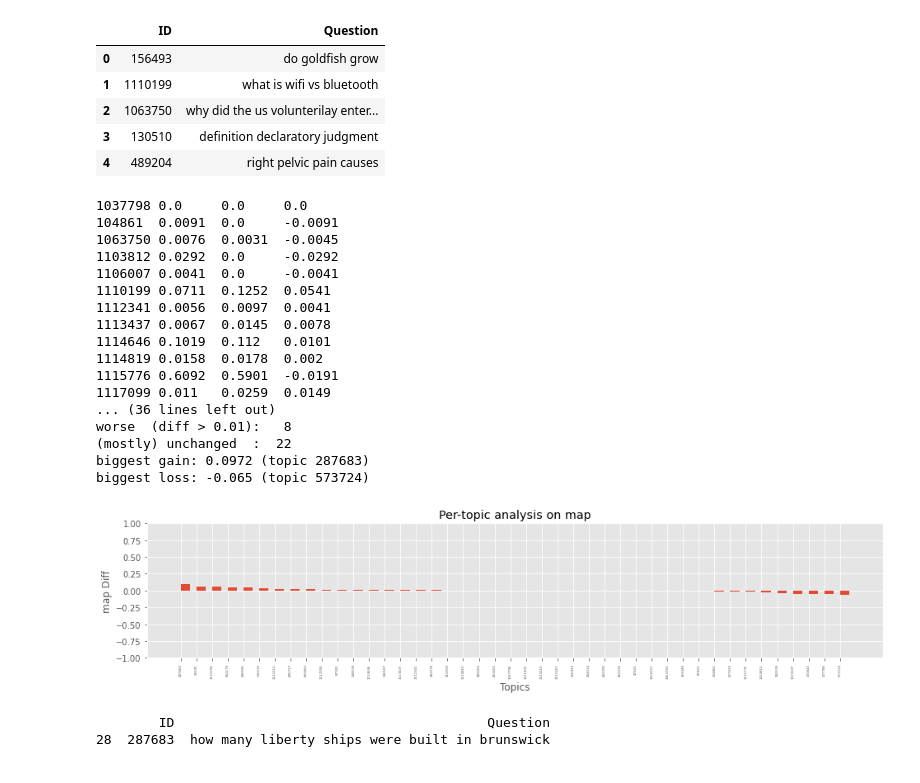
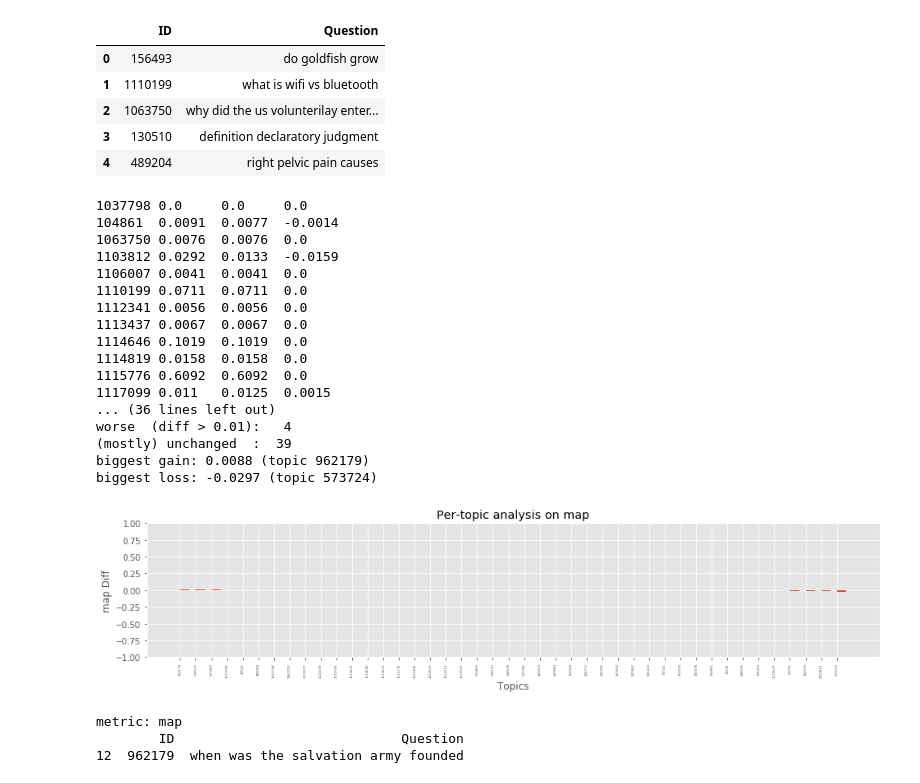
Before and after one commit to dljve/IR, a Jupyter notebook: compare_runs.ipynb, the cells around one changed output. Drawn from its saved outputs; the diff is of its cells as text; code cells hidden in the pictures.

```diff
--- a/compare_runs.ipynb
+++ b/compare_runs.ipynb
@@ -48,7 +48,8 @@ def plot(all_results, ymin=-1, ymax=1, output_path="."):
 # %%
 import pandas as pd
 
-path = "G:/python/anserini/src/main/resources/topics-and-qrels/"
+#path = "G:/python/anserini/src/main/resources/topics-and-qrels/"
+path = "C:/Users/Loes/Documents/M1/IR/anserini/src/main/resources/topics-and-qrels/"
 topics_file = "topics.dl19-doc.txt"
 
 topics = pd.read_csv(path+topics_file,sep="\t",names=["ID","Question"])
@@ -74,9 +75,12 @@ topics.head()
 
 #args = parser.parse_args()
 
-base = "runs/bm25.txt"
-comp = "runs/bm25+rm3.txt"
-qrels = "qrels.dl19-doc.txt"
+# base = "runs/bm25.txt"
+# comp = "runs/bm25+rm3.txt"
+# qrels = "qrels.dl19-doc.txt"
+base = "C:/Users/Loes/Documents/M1/IR/git4dec/runs/BM25.txt"
+comp = "C:/Users/Loes/Documents/M1/IR/git4dec/runs/wordnet_synonyms1.txt"
+qrels = "C:/Users/Loes/Documents/M1/IR/anserini/src/main/resources/topics-and-qrels/qrels.dl19-doc.txt"
 #metric = "map set_f.1 P.10 set_recall.10 ndcg"
 metric = "map"
 msmarco = False
@@ -87,11 +91,14 @@ if msmarco:
     base_all, base_metrics = compute_metrics_from_files(qrels, base, per_query_score=True)
     comp_all, comp_metrics = compute_metrics_from_files(qrels, comp, per_query_score=True)
 else:
-    os.system(f'G:/python/ir/eval/trec_eval.9.0.4/trec_eval -q -M1000 -m {metric} {qrels} {base} > eval.base')
-    os.system(f'G:/python/ir/eval/trec_eval.9.0.4/trec_eval -q -M1000 -m {metric} {qrels} {comp} > eval.comp')
+#     os.system(f'G:/python/ir/eval/trec_eval.9.0.4/trec_eval -q -M1000 -m {metric} {qrels} {base} > eval.base')
+#     os.system(f'G:/python/ir/eval/trec_eval.9.0.4/trec_eval -q -M1000 -m {metric} {qrels} {comp} > eval.comp')
+    os.system(f'C:/Users/Loes/Documents/M1/IR/git4dec/trec_eval -q -M1000 -m {metric} {qrels} {base} > eval.base')
+    os.system(f'C:/Users/Loes/Documents/M1/IR/git4dec/trec_eval -q -M1000 -m {metric} {qrels} {comp} > eval.comp')
 
     base_metrics = load_metrics('eval.base')
     comp_metrics = load_metrics('eval.comp')
+
 
 # trec_eval expects something like 'P.10' on the command line but outputs 'P_10'
 if "." in metric:
@@ -125,49 +132,50 @@ for key in base_metrics[metric]:
     if diff > biggest_gain:
         biggest_gain = diff
         biggest_gain_topic = key
     if diff < biggest_loss:
         biggest_loss = diff
         biggest_loss_topic = key
     all_results.append((key, diff))
     print(f'{key}\t{base_score:.4}\t{comp_score:.4}\t{diff:.4}')
 
 # Extract the paired scores
 a = [base_metrics[metric][k] for k in keys]
 b = [comp_metrics[metric][k] for k in keys]
 
 (tstat, pvalue) = scipy.stats.ttest_rel(a, b)
 w, p = wilcoxon(a,b)
 print(f'base mean: {np.mean(a):.4}')
 print(f'comp mean: {np.mean(b):.4}')
 print(f't-statistic: {tstat:.6}, p-value: {pvalue:.6}')
 print(f'wilcoxon: w: {w}, p: {p}')
 print(f'better (diff > 0.01): {num_better:>3}')
 print(f'worse  (diff > 0.01): {num_worse:>3}')
 print(f'(mostly) unchanged  : {num_unchanged:>3}')
 print(f'biggest gain: {float(biggest_gain):.4} (topic {biggest_gain_topic})')
 print(f'biggest loss: {float(biggest_loss):.4} (topic {biggest_loss_topic})')
 
 plot(all_results, ymin=ymin, ymax=ymax)
-
+print("metric:",metric)
 print(topics.loc[topics['ID'] == biggest_gain_topic])
 # %% [output]
 1037798 0.0     0.0     0.0
-104861  0.0091  0.0     -0.0091
-1063750 0.0076  0.0031  -0.0045
-1103812 0.0292  0.0     -0.0292
-1106007 0.0041  0.0     -0.0041
-1110199 0.0711  0.1252  0.0541
-1112341 0.0056  0.0097  0.0041
-1113437 0.0067  0.0145  0.0078
-1114646 0.1019  0.112   0.0101
-1114819 0.0158  0.0178  0.002
-1115776 0.6092  0.5901  -0.0191
-1117099 0.011   0.0259  0.0149
+104861  0.0091  0.0077  -0.0014
+1063750 0.0076  0.0076  0.0
+1103812 0.0292  0.0133  -0.0159
+1106007 0.0041  0.0041  0.0
+1110199 0.0711  0.0711  0.0
+1112341 0.0056  0.0056  0.0
+1113437 0.0067  0.0067  0.0
+1114646 0.1019  0.1019  0.0
+1114819 0.0158  0.0158  0.0
+1115776 0.6092  0.6092  0.0
+1117099 0.011   0.0125  0.0015
 ... (36 lines left out)
-worse  (diff > 0.01):   8
-(mostly) unchanged  :  22
-biggest gain: 0.0972 (topic 287683)
-biggest loss: -0.065 (topic 573724)
+worse  (diff > 0.01):   4
+(mostly) unchanged  :  39
+biggest gain: 0.0088 (topic 962179)
+biggest loss: -0.0297 (topic 573724)
-[figure, old version]
+[figure, new version]
-        ID                                        Question
-28  287683  how many liberty ships were built in brunswick
+metric: map
+        ID                             Question
+12  962179  when was the salvation army founded
```
Also changed, not shown: parts of 3 cells of this notebook, 41 other files.
